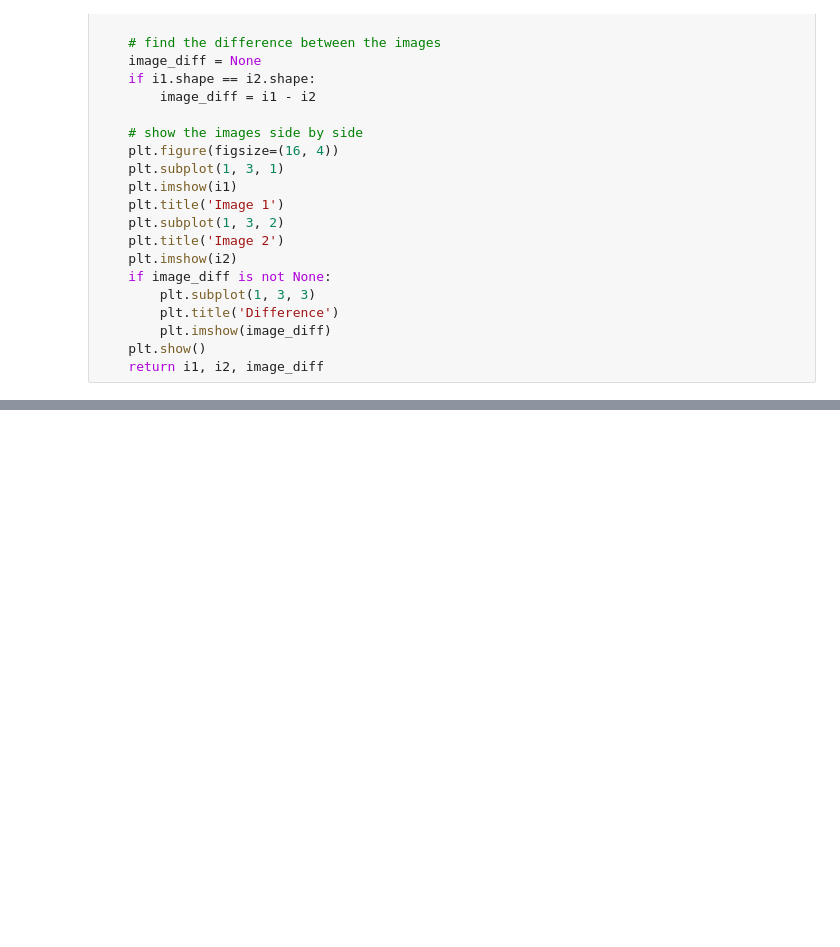
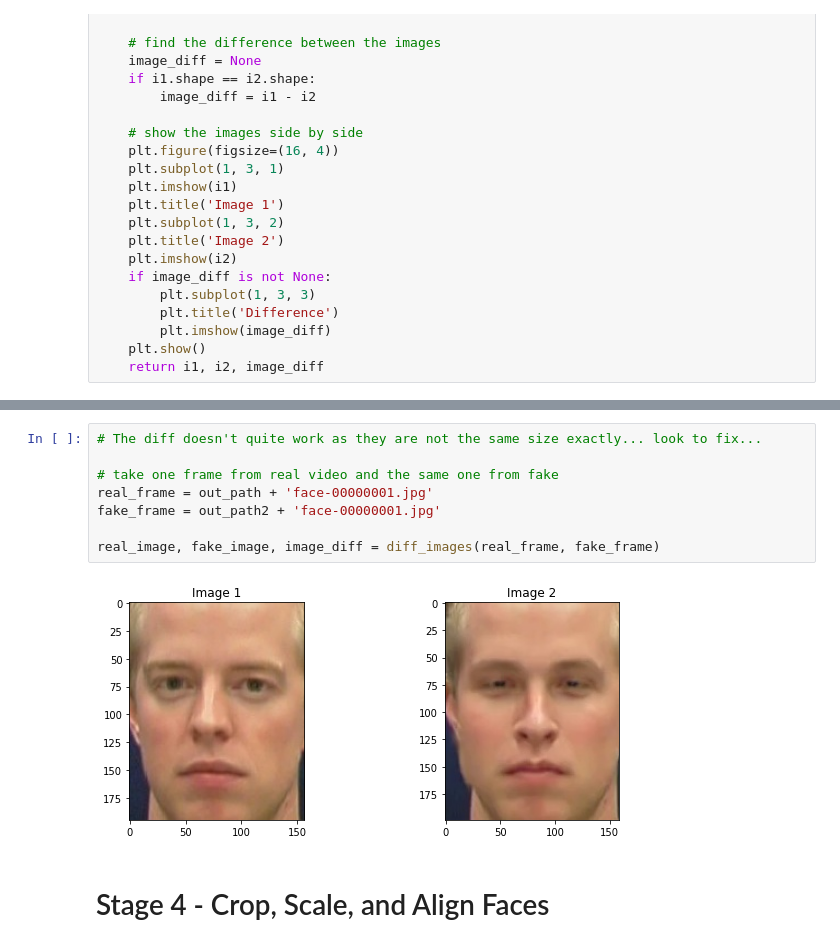
Before and after one commit to arglucas/Manning-Detecting-Deepfakes-with-OpenCV-and-SVM, a Jupyter notebook: 1-DetectFacesInVideos/Process Videos.ipynb, the cells around one changed output, grey strips where cells are left out. Cells and saved outputs as stored; diff of their text form; blank space fills up the shorter version.

```diff
--- a/1-DetectFacesInVideos/Process Videos.ipynb
+++ b/1-DetectFacesInVideos/Process Videos.ipynb
@@ -395,0 +415,12 @@ True
+# %%
+# The diff doesn't quite work as they are not the same size exactly... look to fix...
+
+# take one frame from real video and the same one from fake
+real_frame = out_path + 'face-00000001.jpg'
+fake_frame = out_path2 + 'face-00000001.jpg'
+
+real_image, fake_image, image_diff = diff_images(real_frame, fake_frame)
+# %% [output]
+[figure, added]
+# %% [markdown]
+# Stage 4 - Crop, Scale, and Align Faces
```
Also changed, not shown: parts of 37 cells of this notebook.
